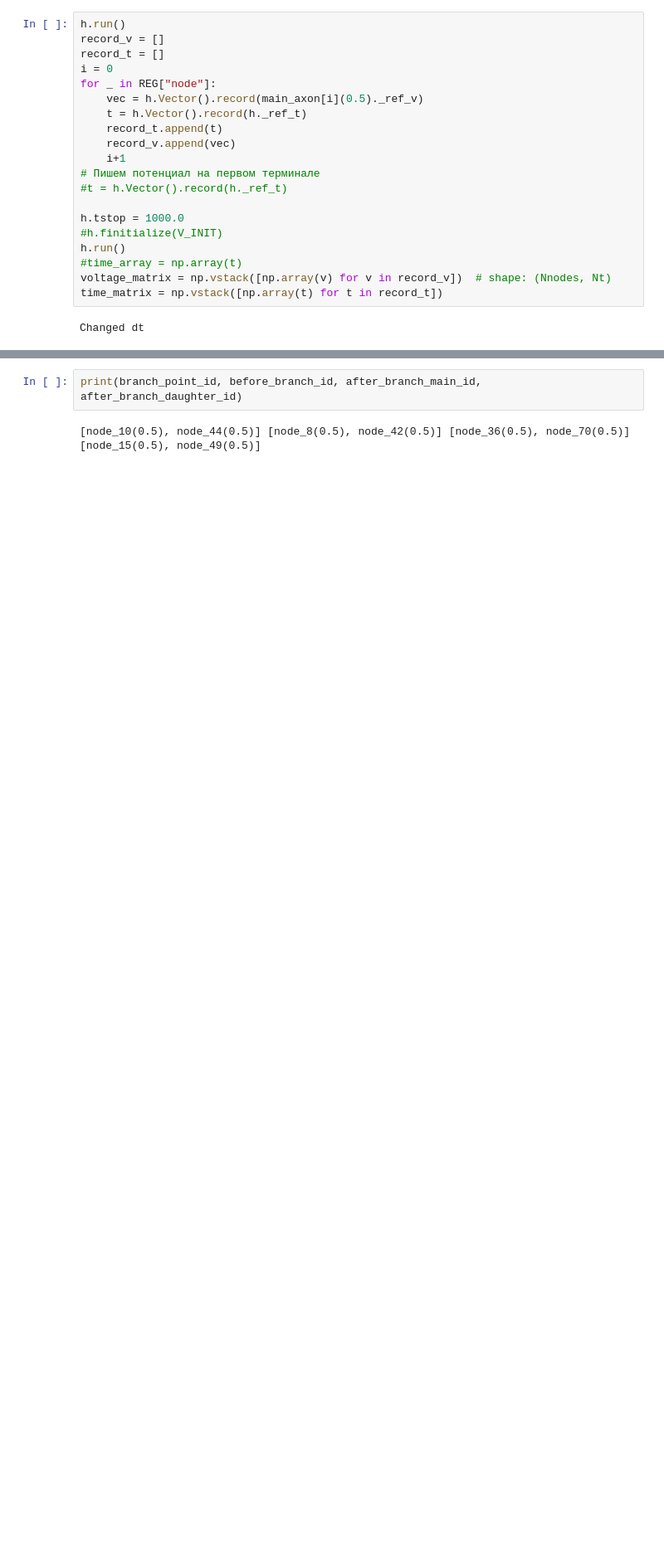
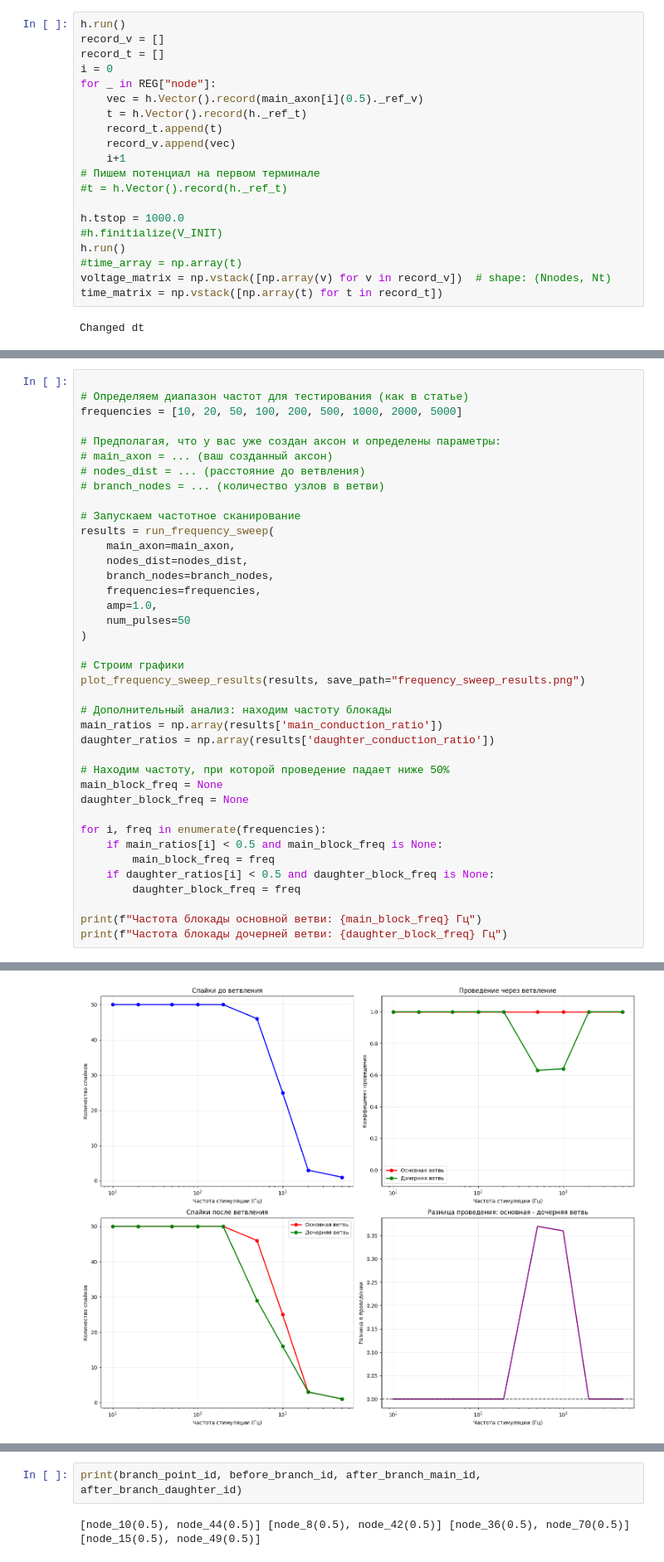
Before and after one commit to Nivahn/peripheral_nerve_model, a Jupyter notebook: Other_models/MRG_model/MRGaxon/Branching_MRG.ipynb, the cells around one changed output, grey strips where cells are left out. Shown at 83% size. Drawn from its saved outputs; the diff is of its cells as text; blank space fills up the shorter version.

```diff
--- a/Other_models/MRG_model/MRGaxon/Branching_MRG.ipynb
+++ b/Other_models/MRG_model/MRGaxon/Branching_MRG.ipynb
@@ -712,0 +938,40 @@ print(f"el = {main_axon[0].el_axnode} mV")
+# %%
+
+# Определяем диапазон частот для тестирования (как в статье)
+frequencies = [10, 20, 50, 100, 200, 500, 1000, 2000, 5000]
+
+# Предполагая, что у вас уже создан аксон и определены параметры:
+# main_axon = ... (ваш созданный аксон)
+# nodes_dist = ... (расстояние до ветвления)
+# branch_nodes = ... (количество узлов в ветви)
+
+# Запускаем частотное сканирование
+results = run_frequency_sweep(
+    main_axon=main_axon,
+    nodes_dist=nodes_dist,
+    branch_nodes=branch_nodes,
+    frequencies=frequencies,
+    amp=1.0,
+    num_pulses=50
+)
+
+# Строим графики
+plot_frequency_sweep_results(results, save_path="frequency_sweep_results.png")
+
+# Дополнительный анализ: находим частоту блокады
+main_ratios = np.array(results['main_conduction_ratio'])
+daughter_ratios = np.array(results['daughter_conduction_ratio'])
+
+# Находим частоту, при которой проведение падает ниже 50%
+main_block_freq = None
+daughter_block_freq = None
+
+for i, freq in enumerate(frequencies):
+    if main_ratios[i] < 0.5 and main_block_freq is None:
+        main_block_freq = freq
+    if daughter_ratios[i] < 0.5 and daughter_block_freq is None:
+        daughter_block_freq = freq
+
+print(f"Частота блокады основной ветви: {main_block_freq} Гц")
+print(f"Частота блокады дочерней ветви: {daughter_block_freq} Гц")
+# %% [output]
@@ -712,0 +989 @@ print(f"el = {main_axon[0].el_axnode} mV")
+[figure, added]
```
Also changed, not shown: parts of 20 cells of this notebook, 7 other files.
